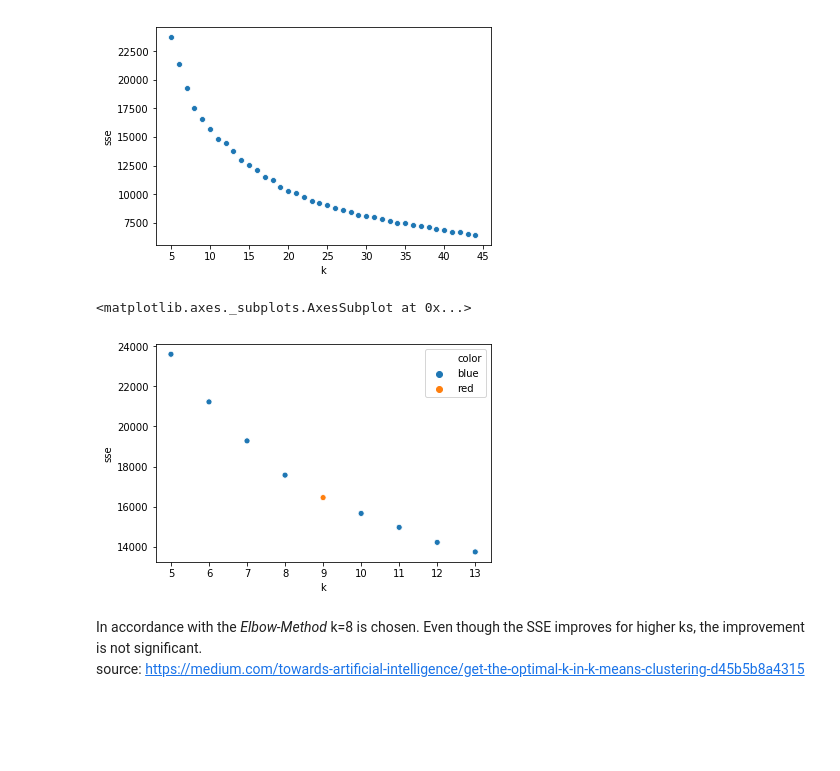
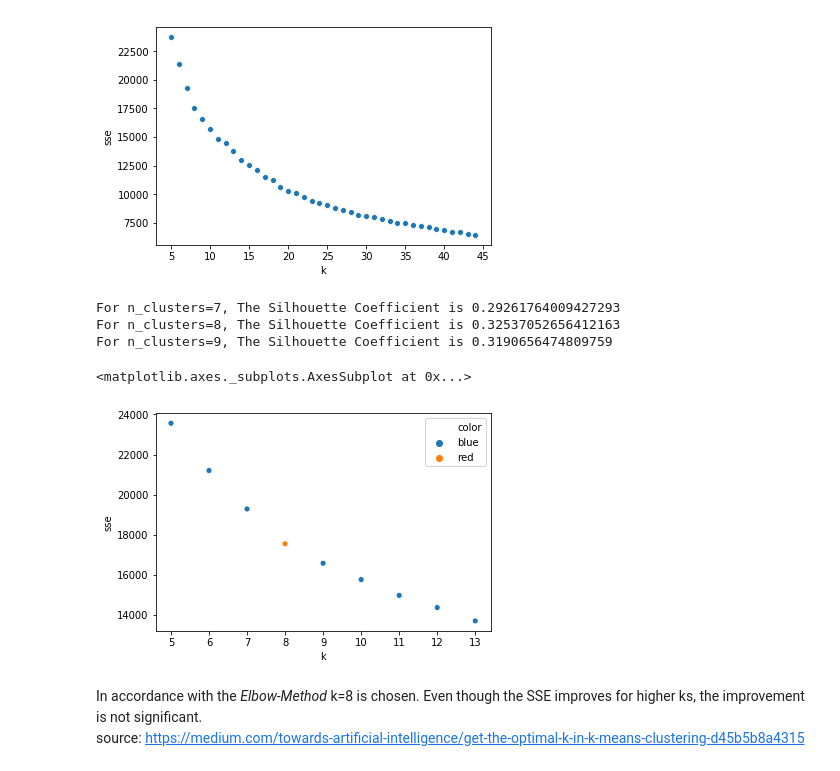
Before and after one commit to janapfeffer/DM_Project_MoviePrediction, a Jupyter notebook: ClusterExperiments.ipynb, the cells around one changed output. Drawn from its saved outputs; the diff is of its cells as text; code cells hidden in the pictures; blank space fills up the shorter version.

```diff
--- a/ClusterExperiments.ipynb
+++ b/ClusterExperiments.ipynb
@@ -71,29 +71,31 @@ from sklearn.metrics import silhouette_score
 for n_cluster in range(7, 10):
     kmeans = KMeans(n_clusters=n_cluster).fit(df_joined.drop(columns="userId"))
     label = kmeans.labels_
-    print("clustering finished")
     sil_coeff = silhouette_score(df_joined.drop(columns="userId"), label, metric='euclidean')
     print("For n_clusters={}, The Silhouette Coefficient is {}".format(n_cluster, sil_coeff))
+# %% [output]
+For n_clusters=7, The Silhouette Coefficient is 0.29261764009427293
+For n_clusters=8, The Silhouette Coefficient is 0.32537052656412163
+For n_clusters=9, The Silhouette Coefficient is 0.3190656474809759
 # %%
-# find the best number of clusters through optimizing the SSE value
-# take a look at the points between 5 and 13
+# re plot the sse graph with the chosen k highlighted
 df_sse = pd.DataFrame(columns=["k", "sse"])
 for i in range(5,14):
 
     # create the clusterer
     estimator = KMeans(n_clusters = i)
 
     # create the clustering
     clusters = estimator.fit(df_joined.drop(columns="userId"))
     cluster_ids = estimator.predict(df_joined.drop(columns="userId"))
 
     df_sse = df_sse.append({"k": i,
                            "sse": clusters.inertia_}, ignore_index=True)
 #     print(" SSE: " + str(clusters.inertia_))
 df_sse["color"] = "blue"
-df_sse.loc[df_sse["k"] == 9.0,"color"] = "red"
+df_sse.loc[df_sse["k"] == 8.0,"color"] = "red"
 sb.scatterplot(x="k", y="sse",data=df_sse, hue="color")
 # %% [output]
 <matplotlib.axes._subplots.AxesSubplot at 0x...>
-[figure, old version]
+[figure, new version]
 # %%
```
Also changed, not shown: parts of 8 cells of this notebook.
